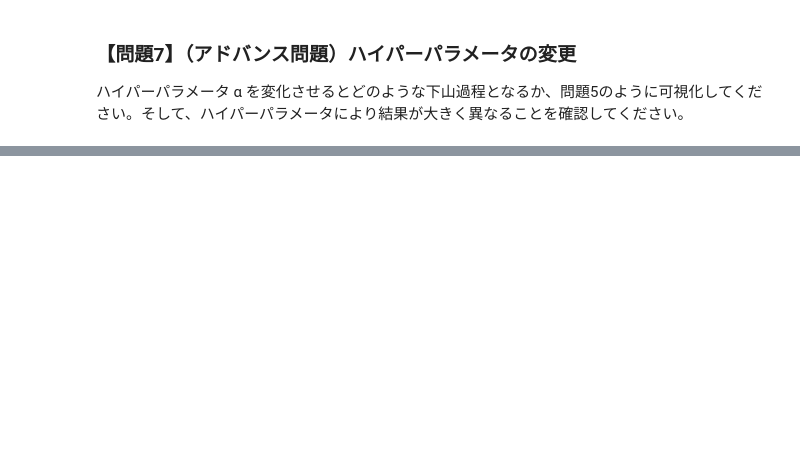
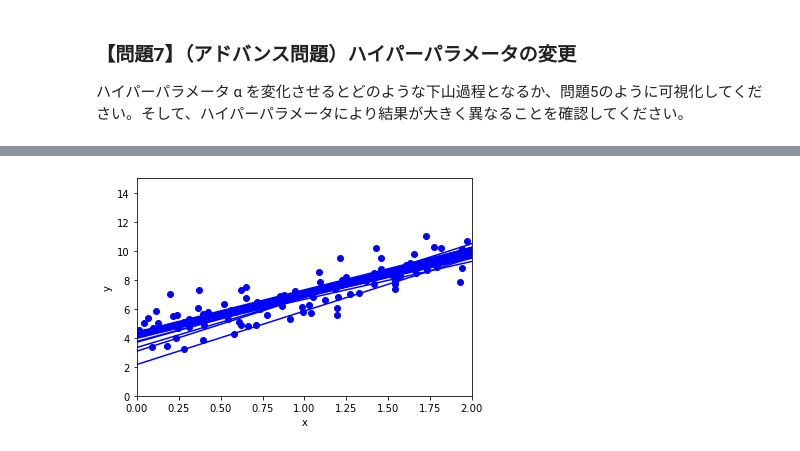
Before and after one commit to YoheiOgawa-19/diveintocode-ml, a Jupyter notebook: Week2/Week2_kadai_2.ipynb, the cells around one changed output, grey strips where cells are left out. Drawn from its saved outputs; the diff is of its cells as text; code cells hidden in the pictures; blank space fills up the shorter version.

```diff
--- a/Week2/Week2_kadai_2.ipynb
+++ b/Week2/Week2_kadai_2.ipynb
@@ -235,0 +205,48 @@ for i in range(7):
+# %%
+import numpy as np
+import matplotlib.pyplot as plt
+
+np.random.seed(42)
+
+m = 100
+n_epochs = 50 # エポック数
+batch_size = 20 # バッチサイズ
+
+t0, t1 = 200, 1000
+def learning_schedule(t):
+    return t0/float(t+t1)
+
+X = 2 * np.random.rand(m, 1)
+y = 4 + 3 * X + np.random.randn(m, 1)
+X_b = np.c_[np.ones((m, 1)), X]  # add x0 = 1 to each instance
+
+theta = np.random.randn(2, 1)
+
+plt.plot(X, y, "ob")
+
+t = 0
+for epoch in range(n_epochs):
+    shuffled_indices = np.random.permutation(m)
+    X_b_shuffled = X_b[shuffled_indices]
+    y_shuffled = y[shuffled_indices]
+    for i in range(0, m, batch_size):
+        t += 1
+        xi = X_b_shuffled[i:i+batch_size]
+        yi = y_shuffled[i:i+batch_size]
+        gradients = 2.0/batch_size*xi.T.dot(xi.dot(theta) - yi)
+        eta = learning_schedule(t)
+        theta = theta - eta*gradients
+
+        if(i<20):
+            X_new = np.array([[0], [2]])
+            X_new_b = np.c_[np.ones((2, 1)), X_new]
+            y_predict = X_new_b.dot(theta)
+            plt.plot(X_new, y_predict, "b-")
+
+plt.xlabel("x")
+plt.ylabel("y")
+plt.axis([0, 2, 0, 15])
+plt.savefig("minibatch_gradient_descent")
+plt.show()
+# %% [output]
+[figure, added]
```
Also changed, not shown: parts of 9 cells of this notebook, 2 other files.
